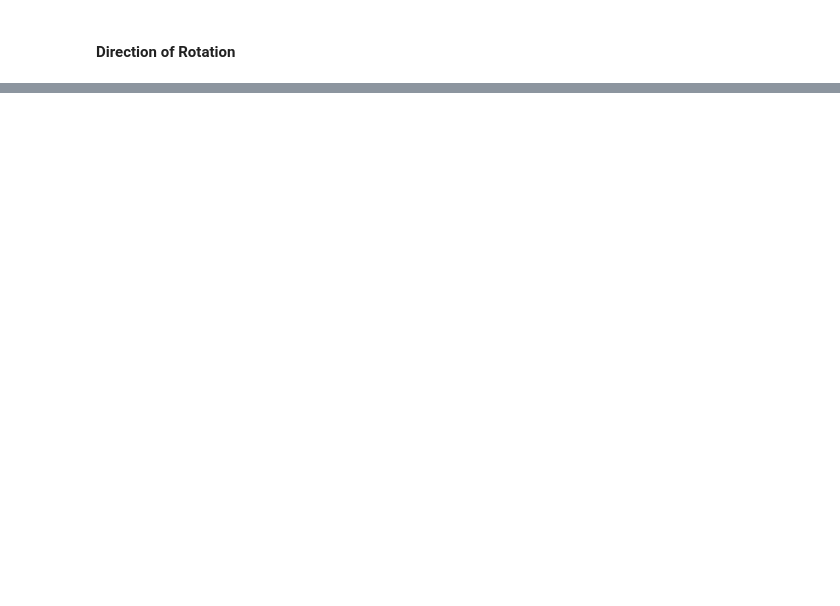
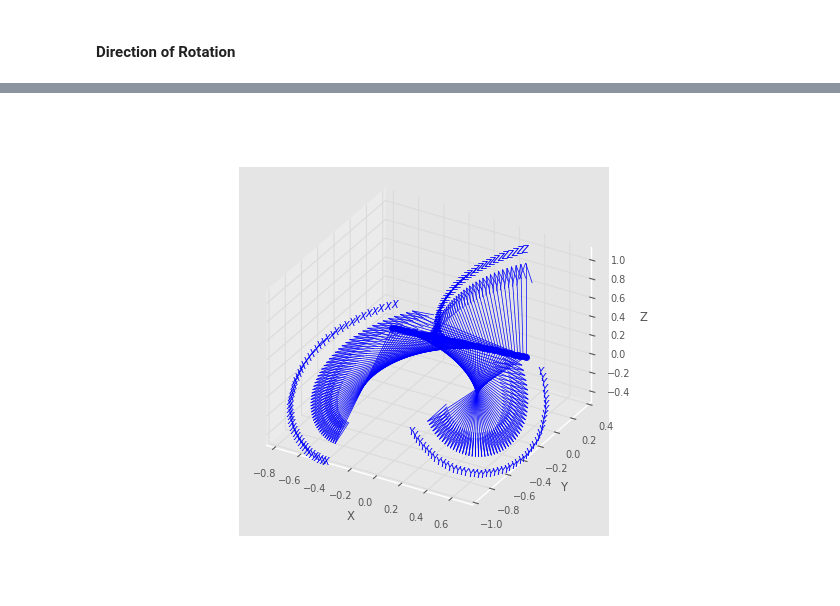
Before and after one commit to Sann-Htet/Robotics-Vision-and-Control-Fundamental-Algorithms-in-Python, a Jupyter notebook: Chapter03/Creating_Time-Varying_Pose.ipynb, the cells around one changed output, grey strips where cells are left out. Saved outputs shown, nothing was run; the diff lists cells and outputs as text; code cells hidden in the pictures; blank space fills up the shorter version.

```diff
--- a/Chapter03/Creating_Time-Varying_Pose.ipynb
+++ b/Chapter03/Creating_Time-Varying_Pose.ipynb
@@ -244,0 +297,4 @@ q.animate()
+# %%
+Ts.plot()
+# %% [output]
+[figure, added]
```
Also changed, not shown: parts of 26 cells of this notebook.
